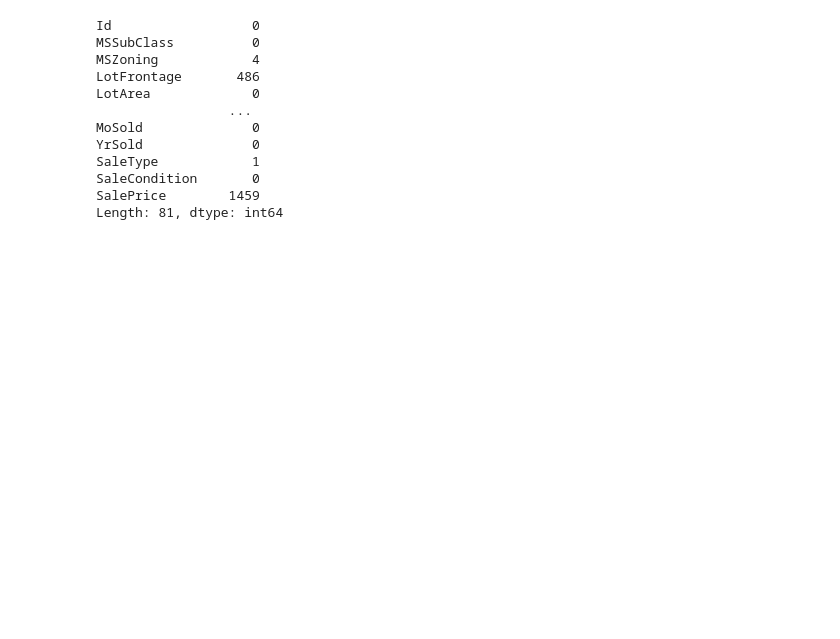
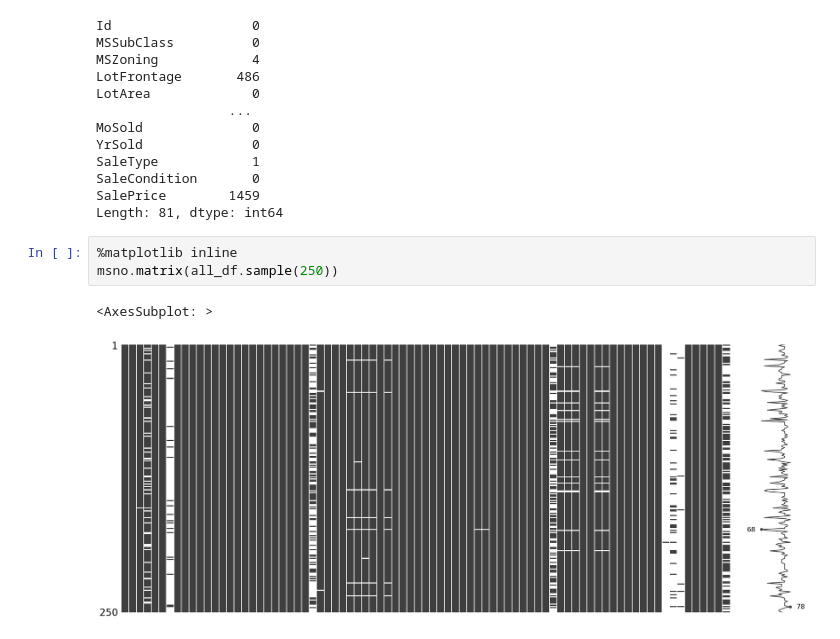
Before and after one commit to jherfson/pratica_House_Prices, a Jupyter notebook: house_prices.ipynb, the cells around one changed output. Drawn from its saved outputs; the diff is of its cells as text; blank space fills up the shorter version.

```diff
--- a/house_prices.ipynb
+++ b/house_prices.ipynb
@@ -221,3 +225,9 @@ SaleType            1
 SaleCondition       0
 SalePrice        1459
 Length: 81, dtype: int64
+# %%
+%matplotlib inline
+msno.matrix(all_df.sample(250))
+# %% [output]
+<AxesSubplot: >
+[figure, added]
```
Also changed, not shown: parts of 5 cells of this notebook.
